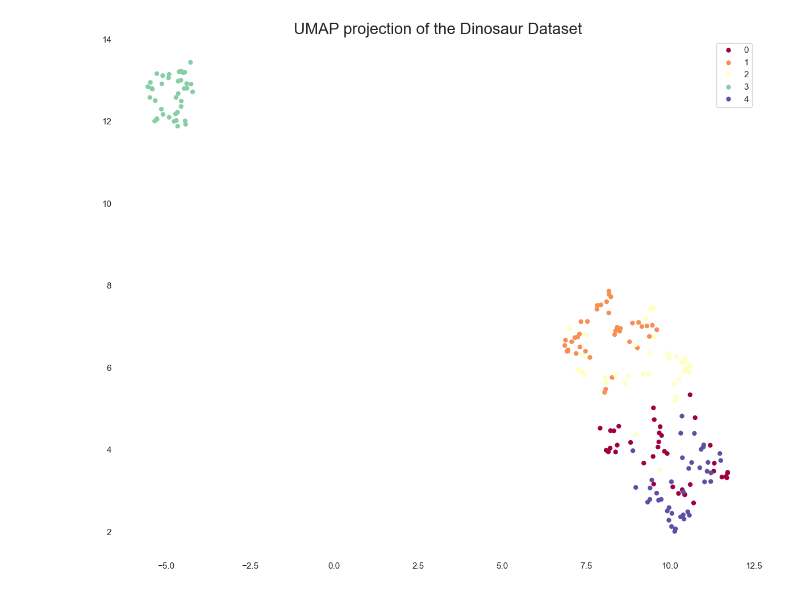
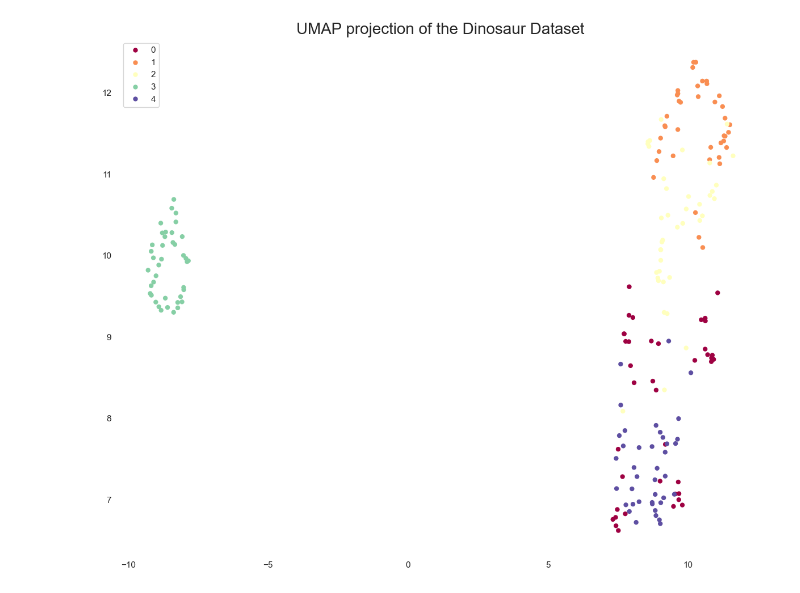
Before and after one commit to y00628/dinosaur-classification, a Jupyter notebook: preprocessing.ipynb, the cells around one changed output. Cells and saved outputs as stored; diff of their text form; code cells hidden in the pictures.

```diff
--- a/preprocessing.ipynb
+++ b/preprocessing.ipynb
@@ -13,6 +15,6 @@ import umap.umap_ as umap
 # %%
 
-def load_images_from_folder(folder):
+def load_images_from_folder_grey(folder):
     images = []
     for filename in os.listdir(folder):
         img = Image.open(os.path.join(folder, filename))
@@ -23,6 +25,20 @@ def load_images_from_folder(folder):
             images.append(img_array)
     return images
 
+
+def load_images_from_folder(folder):
+    avg_intensities = []
+    for filename in os.listdir(folder):
+        img = Image.open(os.path.join(folder, filename))
+        if img.mode != 'RGBA':
+            img = img.convert('RGBA')
+        img = img.resize((64, 64), Image.ANTIALIAS)
+        img_array = np.array(img)
+        avg_intensity = img_array.mean(axis=(0, 1))
+        avg_intensities.append(avg_intensity)
+    return avg_intensities
+
+
 base_path = 'data/'
 folders = ['ankylosaurus', 'brontosaurus', 'pterodactyl', 'trex', 'triceratops']
 
@@ -31,33 +47,33 @@ all_images = []
 labels = []
 for i, folder in enumerate(folders):
     folder_path = os.path.join(base_path, folder)
-    images = load_images_from_folder(folder_path)
+    images = load_images_from_folder_grey(folder_path)
     all_images.extend(images)
     labels.extend([i] * len(images))
 
 
 image_array = np.array(all_images)
 
 
-umap_result = umap.UMAP(n_neighbors=15, min_dist=0.1, n_components=2, random_state=42).fit_transform(image_array)
+umap_result = umap.UMAP(n_neighbors=15, min_dist=0.1, n_components=2).fit_transform(image_array)
 
 sns.set_theme(style="white", context="notebook", rc={"figure.figsize": (12, 10)})
 
 scatter = sns.scatterplot(
     x=umap_result[:, 0],
     y=umap_result[:, 1],
     hue=labels,
     palette=sns.color_palette("Spectral", as_cmap=True),
     legend='full',
     edgecolor='none'
 )
 
 sns.despine(left=True, bottom=True)
 
 
 plt.title('UMAP projection of the Dinosaur Dataset', fontsize=20)
 
 plt.tight_layout()
 plt.show()
 # %% [output]
-[figure, old version]
+[figure, new version]
```
Also changed, not shown: parts of 5 cells of this notebook.
